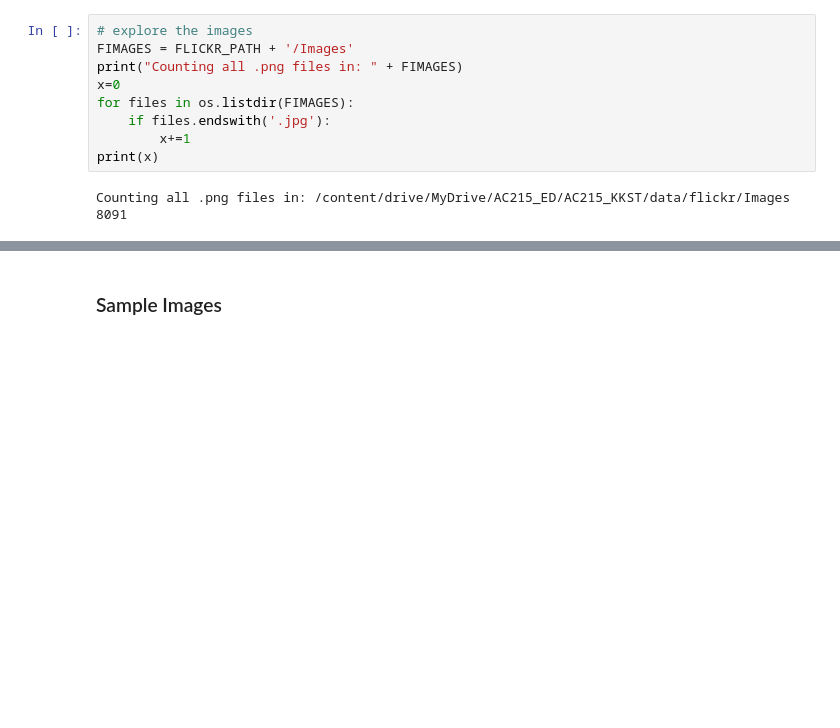
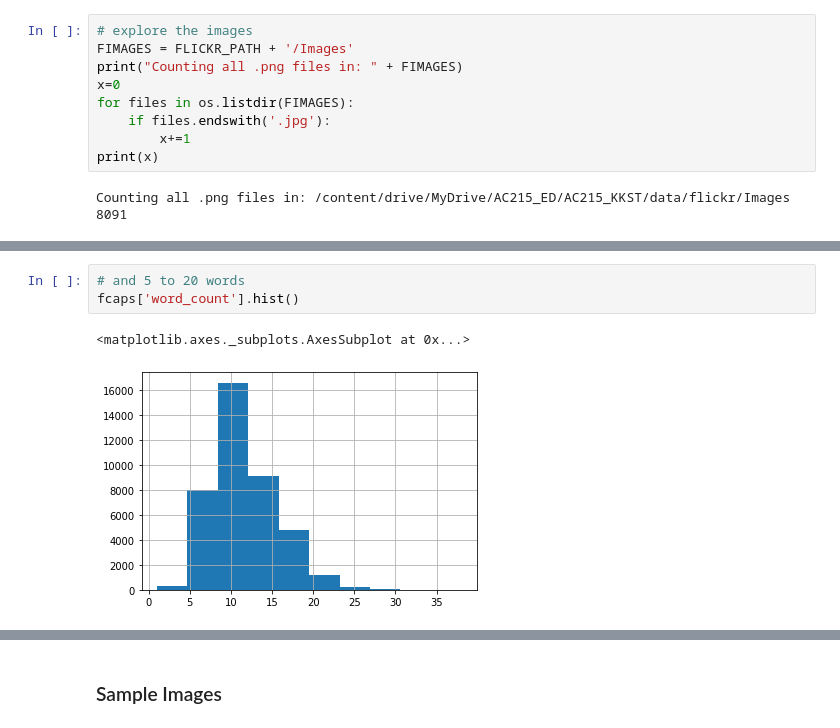
Before and after one commit to skgithub14/AC215_KKST, a Jupyter notebook: notebooks/EDA.ipynb, the cells around one changed output, grey strips where cells are left out. Drawn from its saved outputs; the diff is of its cells as text; blank space fills up the shorter version.

```diff
--- a/notebooks/EDA.ipynb
+++ b/notebooks/EDA.ipynb
@@ -541,0 +497,6 @@ plt.show()
+# %%
+# and 5 to 20 words
+fcaps['word_count'].hist()
+# %% [output]
+<matplotlib.axes._subplots.AxesSubplot at 0x...>
+[figure, added]
```
Also changed, not shown: parts of 22 cells of this notebook.
